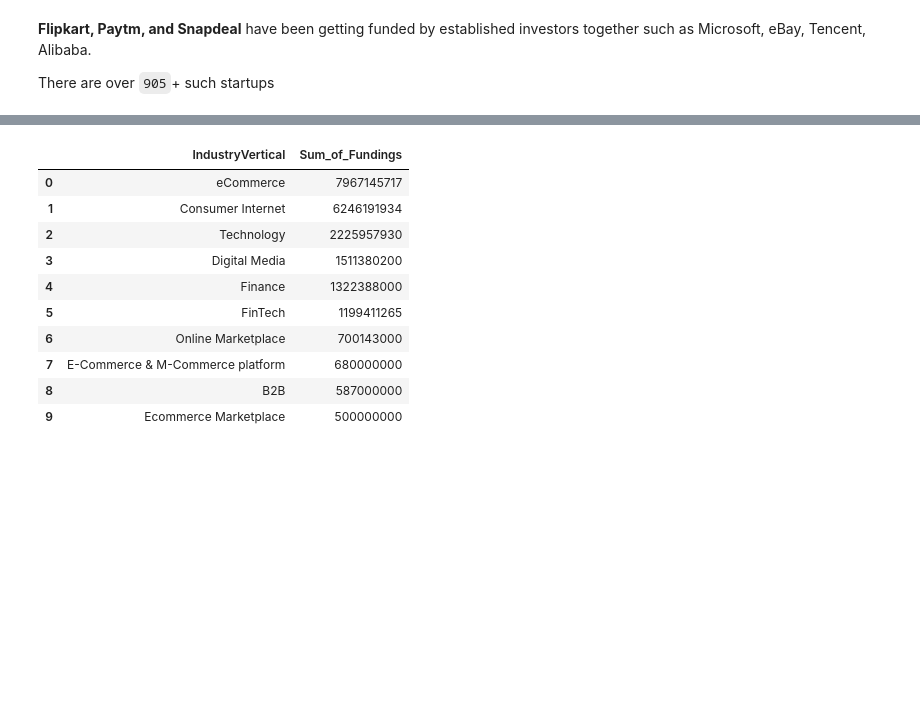
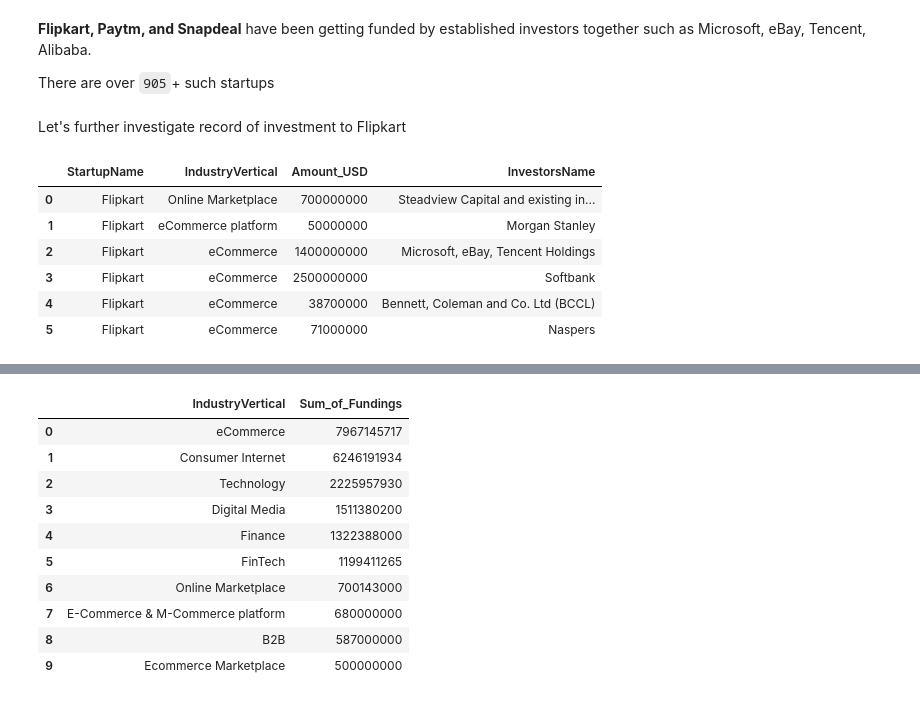
Before and after one commit to bhagirathbhard/IndianStartupFunding, a Jupyter notebook: Indian_Startup_Funding.ipynb, the cells around one changed output, grey strips where cells are left out. Cells and saved outputs as stored; diff of their text form; code cells hidden in the pictures; blank space fills up the shorter version.

```diff
--- a/Indian_Startup_Funding.ipynb
+++ b/Indian_Startup_Funding.ipynb
@@ -1219,3 +1224,17 @@ ORDER BY Amount_USD DESC;
 **Flipkart, Paytm, and Snapdeal** have been getting funded by established investors together such as Microsoft, eBay, Tencent, Alibaba.
 
 There are over `905`+ such startups
+# %% [markdown]
+Let's further investigate record of investment to Flipkart
+# %%
+%%bigquery --project=ba775-team-project-a01
+
+SELECT StartupName,IndustryVertical,Amount_USD,InvestorsName FROM `ba775-team-project-a01.indian_startups_cleaned.Funding_Calculation` WHERE StartupName like 'Flipkart'
+# %% [output]
+|  | StartupName | IndustryVertical | Amount_USD | InvestorsName |
+| 0 | Flipkart | Online Marketplace | 700000000 | Steadview Capital and existing in... |
+| 1 | Flipkart | eCommerce platform | 50000000 | Morgan Stanley |
+| 2 | Flipkart | eCommerce | 1400000000 | Microsoft, eBay, Tencent Holdings |
+| 3 | Flipkart | eCommerce | 2500000000 | Softbank |
+| 4 | Flipkart | eCommerce | 38700000 | Bennett, Coleman and Co. Ltd (BCCL) |
+| 5 | Flipkart | eCommerce | 71000000 | Naspers |
```
Also changed, not shown: parts of 45 cells of this notebook.
